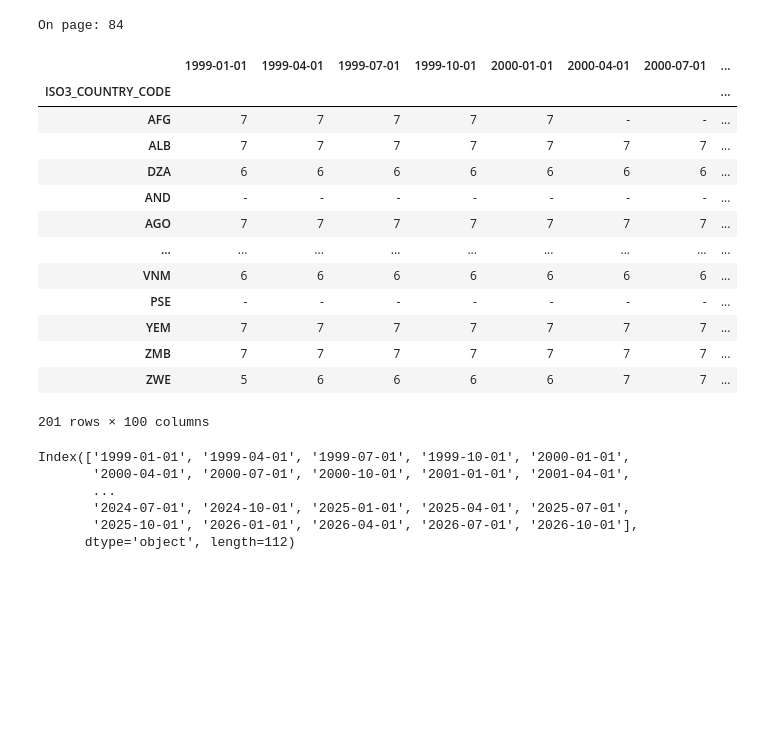
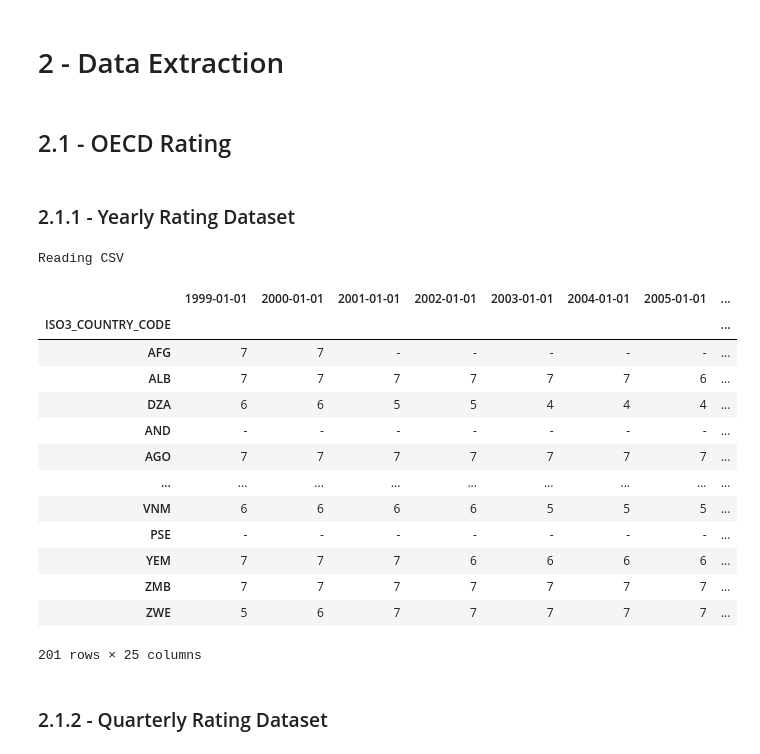
Before and after one commit to hippograndet/country_risk_rating, a Jupyter notebook: notebooks/01-Data_Exploration.ipynb, the cells around one changed output. Saved outputs shown, nothing was run; the diff lists cells and outputs as text; code cells hidden in the pictures; blank space fills up the shorter version.

```diff
--- a/notebooks/01-Data_Exploration.ipynb
+++ b/notebooks/01-Data_Exploration.ipynb
@@ -18,30 +20,27 @@ from src.utils import config
+# %% [markdown]
+# 2 - Data Extraction
+# %% [markdown]
+## 2.1 - OECD Rating
 # %%
 from src.extraction import build_oecd_dataset
+# %% [markdown]
+### 2.1.1 - Yearly Rating Dataset
 # %%
-m = build_oecd_dataset.get_clean_oecd_rating_df(oecd_fname='02-02-2024')
-m
+oecd_rating_matrix_y = build_oecd_dataset.get_clean_oecd_rating_df(oecd_fname='02-02-2024', date_freq='Y')
+oecd_rating_matrix_y
 # %% [output]
-On page: 84
+Reading CSV
-|  | 1999-01-01 | 1999-04-01 | 1999-07-01 | 1999-10-01 | 2000-01-01 | 2000-04-01 | 2000-07-01 | ... |
+|  | 1999-01-01 | 2000-01-01 | 2001-01-01 | 2002-01-01 | 2003-01-01 | 2004-01-01 | 2005-01-01 | ... |
 | ISO3_COUNTRY_CODE |  |  |  |  |  |  |  | ... |
-| AFG | 7 | 7 | 7 | 7 | 7 | - | - | ... |
-| ALB | 7 | 7 | 7 | 7 | 7 | 7 | 7 | ... |
-| DZA | 6 | 6 | 6 | 6 | 6 | 6 | 6 | ... |
+| AFG | 7 | 7 | - | - | - | - | - | ... |
+| ALB | 7 | 7 | 7 | 7 | 7 | 7 | 6 | ... |
+| DZA | 6 | 6 | 5 | 5 | 4 | 4 | 4 | ... |
 | AND | - | - | - | - | - | - | - | ... |
 | AGO | 7 | 7 | 7 | 7 | 7 | 7 | 7 | ... |
 | ... | ... | ... | ... | ... | ... | ... | ... | ... |
-| VNM | 6 | 6 | 6 | 6 | 6 | 6 | 6 | ... |
+| VNM | 6 | 6 | 6 | 6 | 5 | 5 | 5 | ... |
 | PSE | - | - | - | - | - | - | - | ... |
-| YEM | 7 | 7 | 7 | 7 | 7 | 7 | 7 | ... |
+| YEM | 7 | 7 | 7 | 6 | 6 | 6 | 6 | ... |
 | ZMB | 7 | 7 | 7 | 7 | 7 | 7 | 7 | ... |
-| ZWE | 5 | 6 | 6 | 6 | 6 | 7 | 7 | ... |
+| ZWE | 5 | 6 | 7 | 7 | 7 | 7 | 7 | ... |
-201 rows × 100 columns
+201 rows × 25 columns
-# %%
-oecd_rating_matrix.to_csv(io. + 'intermed_data/oecd/oecd_rating_matrix_yearly.csv')
-# %% [output]
-Index(['1999-01-01', '1999-04-01', '1999-07-01', '1999-10-01', '2000-01-01',
-       '2000-04-01', '2000-07-01', '2000-10-01', '2001-01-01', '2001-04-01',
-       ...
-       '2024-07-01', '2024-10-01', '2025-01-01', '2025-04-01', '2025-07-01',
-       '2025-10-01', '2026-01-01', '2026-04-01', '2026-07-01', '2026-10-01'],
-      dtype='object', length=112)
@@ -47,0 +49,2 @@ Index(['1999-01-01', '1999-04-01', '1999-07-01', '1999-10-01', '2000-01-01',
+# %% [markdown]
+### 2.1.2 - Quarterly Rating Dataset
```
Also changed, not shown: parts of 17 cells of this notebook, 19 other files.
